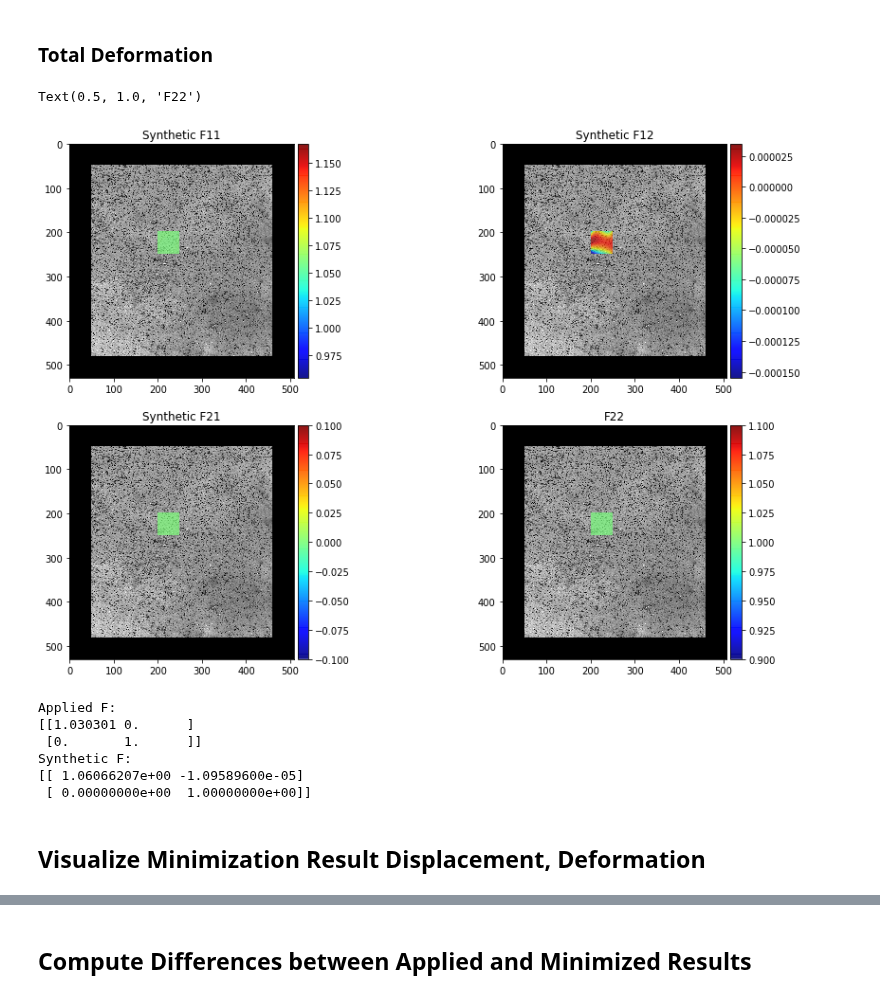
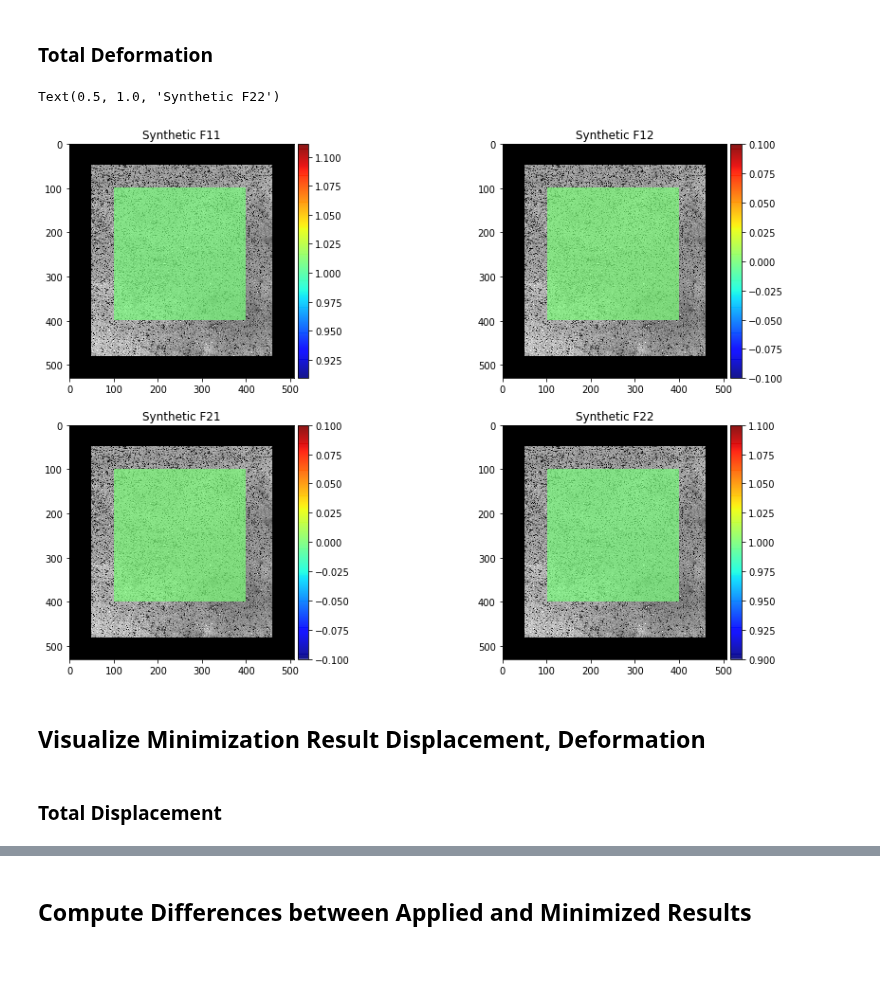
Before and after one commit to mfkiwl/splineDIC, a Jupyter notebook: notebooks/report/stp_report_synthetic_results_viz.ipynb, the cells around one changed output, grey strips where cells are left out. Cells and saved outputs as stored; diff of their text form; code cells hidden in the pictures; blank space fills up the shorter version.

Commit message:
updating visualizations of reporting notebook

```diff
--- a/notebooks/report/stp_report_synthetic_results_viz.ipynb
+++ b/notebooks/report/stp_report_synthetic_results_viz.ipynb
@@ -25,6 +25,11 @@ from scipy import stats
 %matplotlib inline
 # %% [markdown]
 ## Read in results data from text files
+# %%
+# Load image
+# Change these variables based on inputs
+imgname = '/workspace/stpotter/git/bitbucket/dic/data/DIC_S_cropped_gray_pad_0.tiff'
+image = cv2.imread(imgname, -1)
 # %%
 # Define a function for ease of use. Brittle and expects a certain format, but okay for now
 
@@ -55,3 +54,17 @@ min12 = results_open(fname)
+# %%
+# Set total deformation
+# Change these variables based on inputs
+synth_total_disp = synth[:, 2:]
+min_total_disp = minr[:, 2:]
+
+# Set number of control points
+num_ctrlpts = np.sqrt(len(synth_total_disp)).astype('int')
+
+# Set row and col max/min
+rowmin_index = int(synth[:, 1].min())
+rowmax_index = int(synth[:, 1].max())
+colmin_index = int(synth[:, 0].min())
+colmax_index = int(synth[:, 0].max())
 # %% [markdown]
 ## Visualize Applied Synthetic Displacement, Deformation
 # %% [markdown]
@@ -63,20 +72,7 @@ image = cv2.imread(imgname, -1)
-# %%
-# Set total deformation
-synth_total_disp = synth01[:, 2:] + synth12[:, 2:]
-min_total_disp = min01[:, 2:] + min12[:, 2:]
-
-# Set number of control points
-num_ctrlpts = np.sqrt(len(synth_total_disp)).astype('int')
-
-# Set row and col max/min
-rowmin_index = int(synth01[:, 1].min())
-rowmax_index = int(synth01[:, 1].max())
-colmin_index = int(synth01[:, 0].min())
-colmax_index = int(synth01[:, 0].max())
 # %%
 # Set up reference mesh surface for synthetic deformation
 # Coords
-coords = synth01[:, :2]
+coords = synth[:, :2]
 
 # Surface
 ref_surf = bs.Surface()
@@ -175,51 +171,40 @@ F11im.set_clim(F11min, F11max)
 ax0.set_title('Synthetic F11')
 
 im1 = ax1.imshow(image, cmap='gray')
 F12im = ax1.imshow(F12_synth, cmap='jet', alpha=0.7)
 divider = make_axes_locatable(ax1)
 cax1 = divider.append_axes('right', size='5%', pad=0.05)
 fig.colorbar(F12im, cax=cax1)
 F12min = 0.9 * np.nanmin(F12_synth)
 F12max = 1.1 * np.nanmax(F12_synth)
-F12im.set_clim(F12min, F12max)
+#F12im.set_clim(F12min, F12max)
+# Manually meddling with axis limits
+F12im.set_clim(-0.1, 0.1)
 ax1.set_title('Synthetic F12')
 
 im2 = ax2.imshow(image, cmap='gray')
 F21im = ax2.imshow(F21_synth, cmap='jet', alpha=0.7)
 divider = make_axes_locatable(ax2)
 cax2 = divider.append_axes('right', size='5%', pad=0.05)
 fig.colorbar(F21im, cax=cax2)
 F21min = 0.9 * np.nanmin(F21_synth)
 F21max = 1.1 * np.nanmax(F21_synth)
 F21im.set_clim(F21min, F21max)
 ax2.set_title('Synthetic F21')
 
 im3 = ax3.imshow(image, cmap='gray')
 F22im = ax3.imshow(F22_synth, cmap='jet', alpha=0.7)
 divider = make_axes_locatable(ax3)
 cax3 = divider.append_axes('right', size='5%', pad=0.05)
 fig.colorbar(F22im, cax=cax3)
 F22min = 0.9 * np.nanmin(F22_synth)
 F22max = 1.1 * np.nanmax(F22_synth)
 F22im.set_clim(F22min, F22max)
-ax3.set_title('F22')
+ax3.set_title('Synthetic F22')
 # %% [output]
-Text(0.5, 1.0, 'F22')
+Text(0.5, 1.0, 'Synthetic F22')
-[figure, old version]
+[figure, new version]
-# %%
-F = np.array([[1.01, 0],[0, 1]])
-applied_F = F @ F @ F
-synth_F = visualize.def_grad(ref_surf, u_val, v_val, synth_total_disp)
-print('Applied F:')
-print(applied_F)
-print('Synthetic F:')
-print(synth_F)
-# %% [output]
-Applied F:
-[[1.030301 0.      ]
- [0.       1.      ]]
-Synthetic F:
-[[ 1.06066207e+00 -1.09589600e-05]
- [ 0.00000000e+00  1.00000000e+00]]
 # %% [markdown]
 ## Visualize Minimization Result Displacement, Deformation
+# %% [markdown]
+### Total Displacement
```
Also changed, not shown: parts of 21 cells of this notebook.
